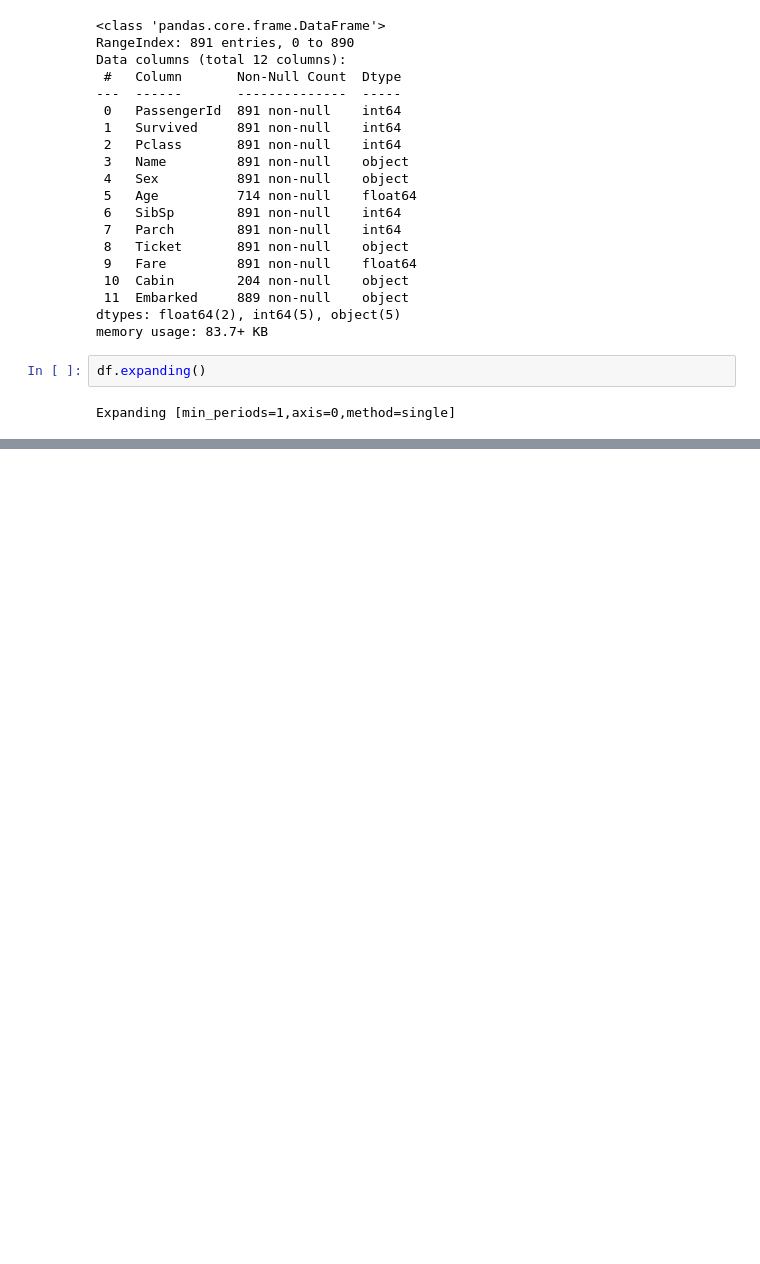
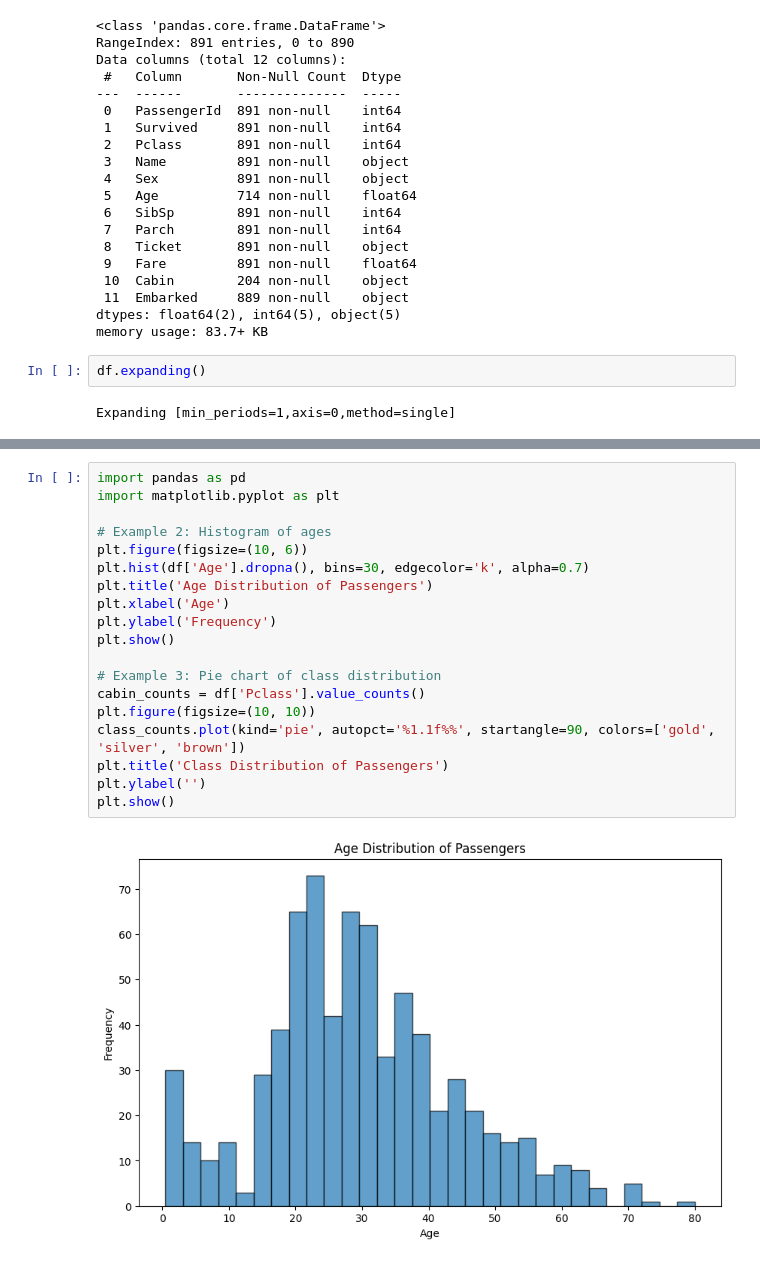
Before and after one commit to sultanaraziamst/pandas, a Jupyter notebook: titanic.ipynb, the cells around one changed output, grey strips where cells are left out. Cells and saved outputs as stored; diff of their text form; blank space fills up the shorter version.

```diff
--- a/titanic.ipynb
+++ b/titanic.ipynb
@@ -287,0 +362,21 @@ Expanding [min_periods=1,axis=0,method=single]
+# %%
+import pandas as pd
+import matplotlib.pyplot as plt
+
+# Example 2: Histogram of ages
+plt.figure(figsize=(10, 6))
+plt.hist(df['Age'].dropna(), bins=30, edgecolor='k', alpha=0.7)
+plt.title('Age Distribution of Passengers')
+plt.xlabel('Age')
+plt.ylabel('Frequency')
+plt.show()
+
+# Example 3: Pie chart of class distribution
+cabin_counts = df['Pclass'].value_counts()
+plt.figure(figsize=(10, 10))
+class_counts.plot(kind='pie', autopct='%1.1f%%', startangle=90, colors=['gold', 'silver', 'brown'])
+plt.title('Class Distribution of Passengers')
+plt.ylabel('')
+plt.show()
+# %% [output]
+[figure, added]
```
Also changed, not shown: parts of 8 cells of this notebook.
